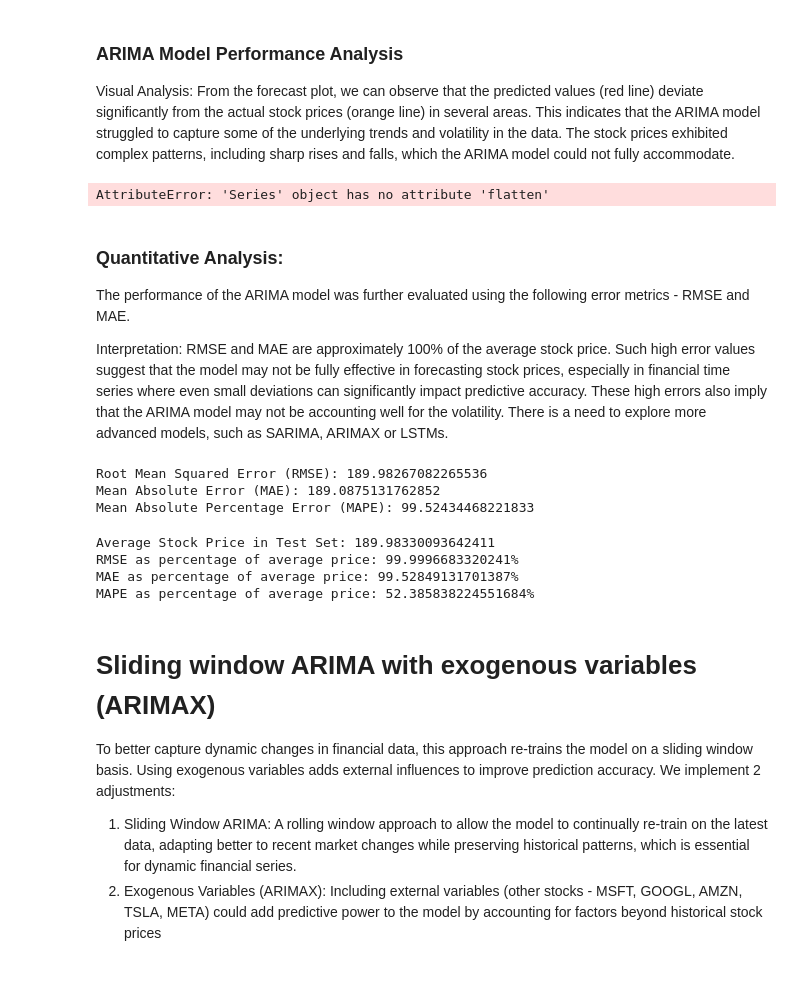
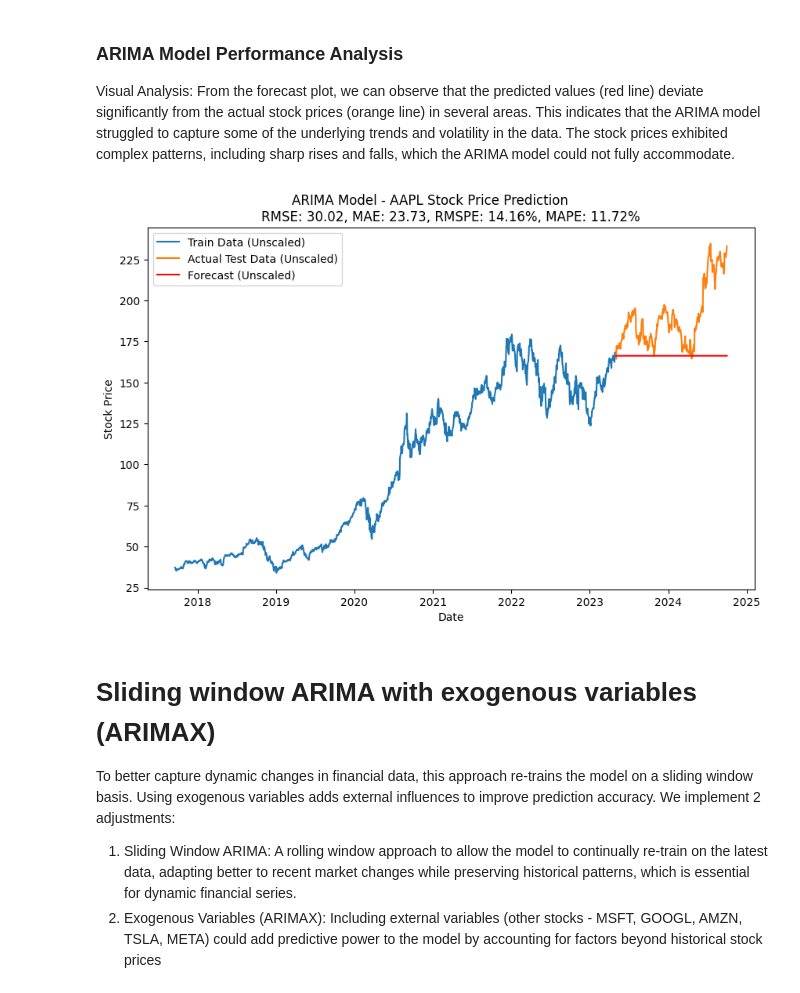
Before and after one commit to ongbernice/DSE4212-Financial-Time-Series-Analysis, a Jupyter notebook: src/arima.ipynb, the cells around one changed output. Cells and saved outputs as stored; diff of their text form; code cells hidden in the pictures.

```diff
--- a/src/arima.ipynb
+++ b/src/arima.ipynb
@@ -211,6 +153,6 @@ The red line represents the model’s forecast, while the blue line represents t
 forecast = model_fit.forecast(steps=len(y_test))
 
 # Inverse transform forecast and actual values to original scale
-forecast_unscaled = scaler_y.inverse_transform(forecast.to_numpy().reshape(-1, 1))
+forecast_unscaled_arima = scaler_y.inverse_transform(forecast.to_numpy().reshape(-1, 1))
 y_test_unscaled = scaler_y.inverse_transform(y_test)
 y_train_unscaled = scaler_y.inverse_transform(y_train)
@@ -216,0 +165,10 @@ y_train_unscaled = scaler_y.inverse_transform(y_train)
+# %%
+rmse_arima = root_mean_squared_error(y_test_unscaled, forecast_unscaled_arima)
+mae_arima = mean_absolute_error(y_test_unscaled, forecast_unscaled_arima)
+mape_arima = mean_absolute_percentage_error(y_test_unscaled, forecast_unscaled_arima) * 100
+rmspe_arima = np.sqrt(np.mean(np.square((y_test_unscaled - forecast_unscaled_arima) / y_test_unscaled))) * 100
+
+print(f'Root Mean Squared Error (RMSE): {rmse_arima}')
+print(f'Mean Absolute Error (MAE): {mae_arima}')
+print(f'Root Mean Squared Percentage Error (RMSPE): {rmspe_arima}')
+print(f'Mean Absolute Percentage Error (MAPE): {mape_arima}')
@@ -220,56 +183,21 @@ Visual Analysis: From the forecast plot, we can observe that the predicted value
 # %%
 # Inverse transformation for better interpretability
 y_train_unscaled = pd.Series(y_train_unscaled.flatten(), index=y_train.index)
 y_test_unscaled = pd.Series(y_test_unscaled.flatten(), index=y_test.index)
-forecast_unscaled = pd.Series(forecast_unscaled.flatten(), index=y_test.index)
+forecast_unscaled_arima = pd.Series(forecast_unscaled_arima.flatten(), index=y_test.index)
 
 plt.figure(figsize=(10, 6))
 plt.plot(y_train_unscaled.index, y_train_unscaled, label='Train Data (Unscaled)')
 plt.plot(y_test_unscaled.index, y_test_unscaled, label='Actual Test Data (Unscaled)')
-plt.plot(forecast_unscaled.index, forecast_unscaled, label='Forecast (Unscaled)', color='red')
-plt.title('ARIMA Model Forecast vs Actual Test Data (Unscaled)')
+plt.plot(forecast_unscaled_arima.index, forecast_unscaled_arima, label='Forecast (Unscaled)', color='red')
+plt.title(f'ARIMA Model - AAPL Stock Price Prediction\
+          \nRMSE: {rmse_arima:.2f}, MAE: {mae_arima:.2f}, RMSPE: {rmspe_arima:.2f}%, MAPE: {mape_arima:.2f}%')
 plt.xlabel('Date')
 plt.ylabel('Stock Price')
 plt.legend()
 plt.show()
 # %% [output]
-AttributeError: 'Series' object has no attribute 'flatten'
+[figure, added]
-# %% [markdown]
-### Quantitative Analysis:
-
-The performance of the ARIMA model was further evaluated using the following error metrics - RMSE and MAE.
-
-Interpretation: RMSE and MAE are approximately 100% of the average stock price. Such high error values suggest that the model may not be fully effective in forecasting stock prices, especially in financial time series where even small deviations can significantly impact predictive accuracy. These high errors also imply that the ARIMA model may not be accounting well for the volatility. There is a need to explore more advanced models, such as SARIMA, ARIMAX or LSTMs.
-# %%
-rmse = root_mean_squared_error(y_test_unscaled, forecast)
-mae = mean_absolute_error(y_test_unscaled, forecast)
-mape = mean_absolute_percentage_error(y_test_unscaled, forecast) * 100
-
-print(f'Root Mean Squared Error (RMSE): {rmse}')
-print(f'Mean Absolute Error (MAE): {mae}')
-print(f'Mean Absolute Percentage Error (MAPE): {mape}')
-# %% [output]
-Root Mean Squared Error (RMSE): 189.98267082265536
-Mean Absolute Error (MAE): 189.0875131762852
-Mean Absolute Percentage Error (MAPE): 99.52434468221833
-# %%
-# Calculate average stock price in y_test for comparison
-average_price = np.mean(y_test_unscaled)
-
-# Calculate percentage of RMSE and MAE relative to the average price
-rmse_percentage = (rmse / average_price) * 100
-mae_percentage = (mae / average_price) * 100
-mape_percentage = (mape / average_price) * 100
-
-print(f'Average Stock Price in Test Set: {average_price}')
-print(f'RMSE as percentage of average price: {rmse_percentage}%')
-print(f'MAE as percentage of average price: {mae_percentage}%')
-print(f'MAPE as percentage of average price: {mape_percentage}%')
-# %% [output]
-Average Stock Price in Test Set: 189.98330093642411
-RMSE as percentage of average price: 99.9996683320241%
-MAE as percentage of average price: 99.52849131701387%
-MAPE as percentage of average price: 52.385838224551684%
 # %% [markdown]
 # Sliding window ARIMA with exogenous variables (ARIMAX)
 
```
Also changed, not shown: parts of 15 cells of this notebook.
